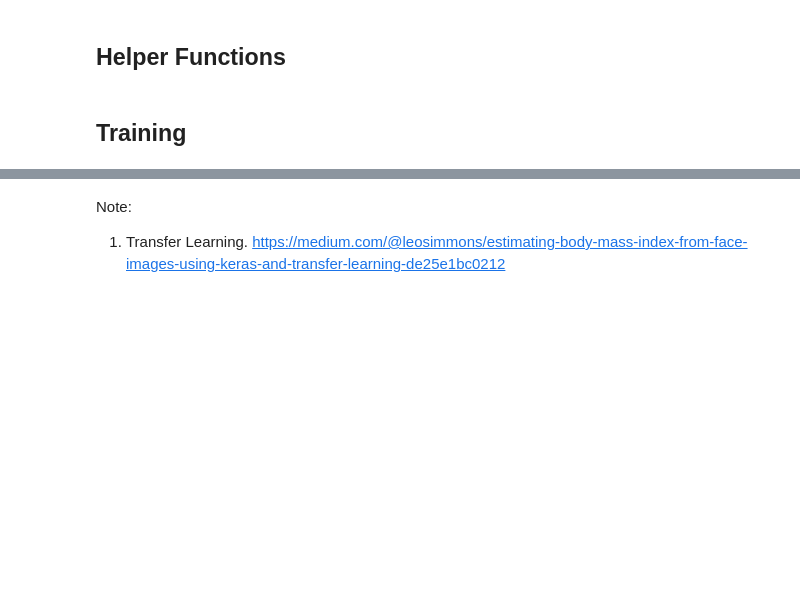
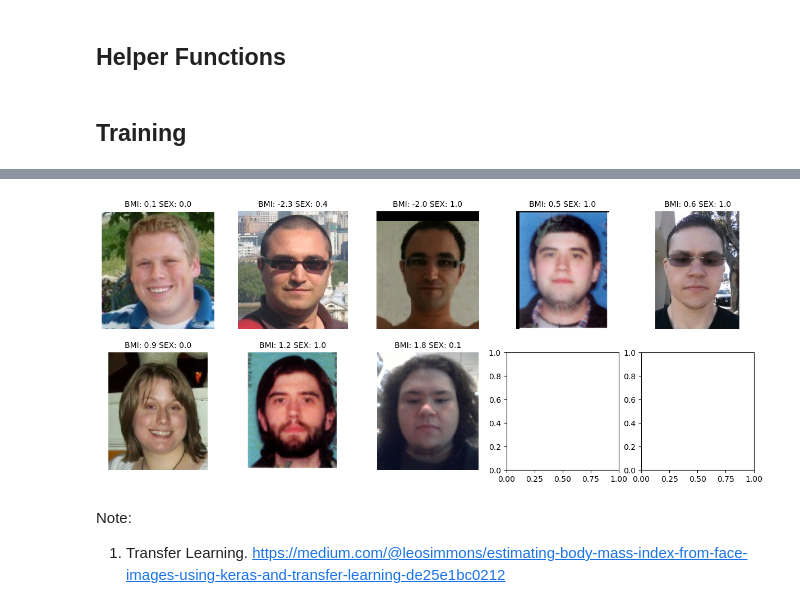
Before and after one commit to hjiangAnthony/dl_image_bmi, a Jupyter notebook: ml_final_1.02_tuning.ipynb, the cells around one changed output, grey strips where cells are left out. Drawn from its saved outputs; the diff is of its cells as text; code cells hidden in the pictures; blank space fills up the shorter version.

Commit message:
Notebook Updates (sm model succeeded)

```diff
--- a/ml_final_1.02_tuning.ipynb
+++ b/ml_final_1.02_tuning.ipynb
@@ -359,0 +433,11 @@ class FacePrediction(object):
+# %%
+# set configs
+all_images_path = os.listdir('/home/jupyter/data/ml/BMI/')
+
+# split train, test; note that test set is not used for traning
+train_set = df[df.is_training==1]
+test_set = df[df.is_training==0]
+
+# train, validation split
+from sklearn.model_selection import train_test_split
+train, valid = train_test_split(train_set, test_size=0.2, random_state=42)
@@ -360,2 +446,11 @@ class FacePrediction(object):
+# %%
+mode = 'train' #'train' or 'predict'
+model_type = 'vgg16'
+model_tag = 'base'
+model_id = '{:s}_{:s}'.format(model_type, model_tag)
+model_dir = '/home/anthony/projects/dl_image_bmi/saved_models/saved_model_{:s}.h5'.format(model_id)
+bs = 8
+epochs = 2
+freeze_backbone = True # True => transfer learning; False => train from scratch
 # %%
 from keras.callbacks import EarlyStopping, ModelCheckpoint, TensorBoard
@@ -382,3 +460,0 @@ bmi.head()
-# %%
-train = bmi[bmi.is_training == 1]
-val = bmi[bmi.is_training != 1]
@@ -396,0 +461,10 @@ Downloading data from https://github.com/rcmalli/keras-vggface/releases/download
+# %%
+%%time
+
+model = FacePrediction(img_dir = all_images_path, model_type = model_type)
+model.define_model(freeze_backbone = freeze_backbone)
+model.model.summary()
+if mode == 'train':
+    model_history = model.train(train, valid, bs = bs, epochs = epochs, callbacks = callbacks)
+else:
+    model.load_weights(model_dir)
@@ -403,0 +535,5 @@ array([ -1.4681633,  -0.5275203, -22.067028 , ..., -17.18492  ,
+# %%
+mutiple_test_imgs = '/home/jupyter/data/ml/BMI/Extra_test_images'
+
+preds = model.predict(mutiple_test_imgs, show_img=True)
+# %% [output]
@@ -404,3 +541,4 @@ array([ -1.4681633,  -0.5275203, -22.067028 , ..., -17.18492  ,
+[figure, added]
 # %% [markdown]
 Note:
 
```
Also changed, not shown: parts of 22 cells of this notebook, 2 other files.
